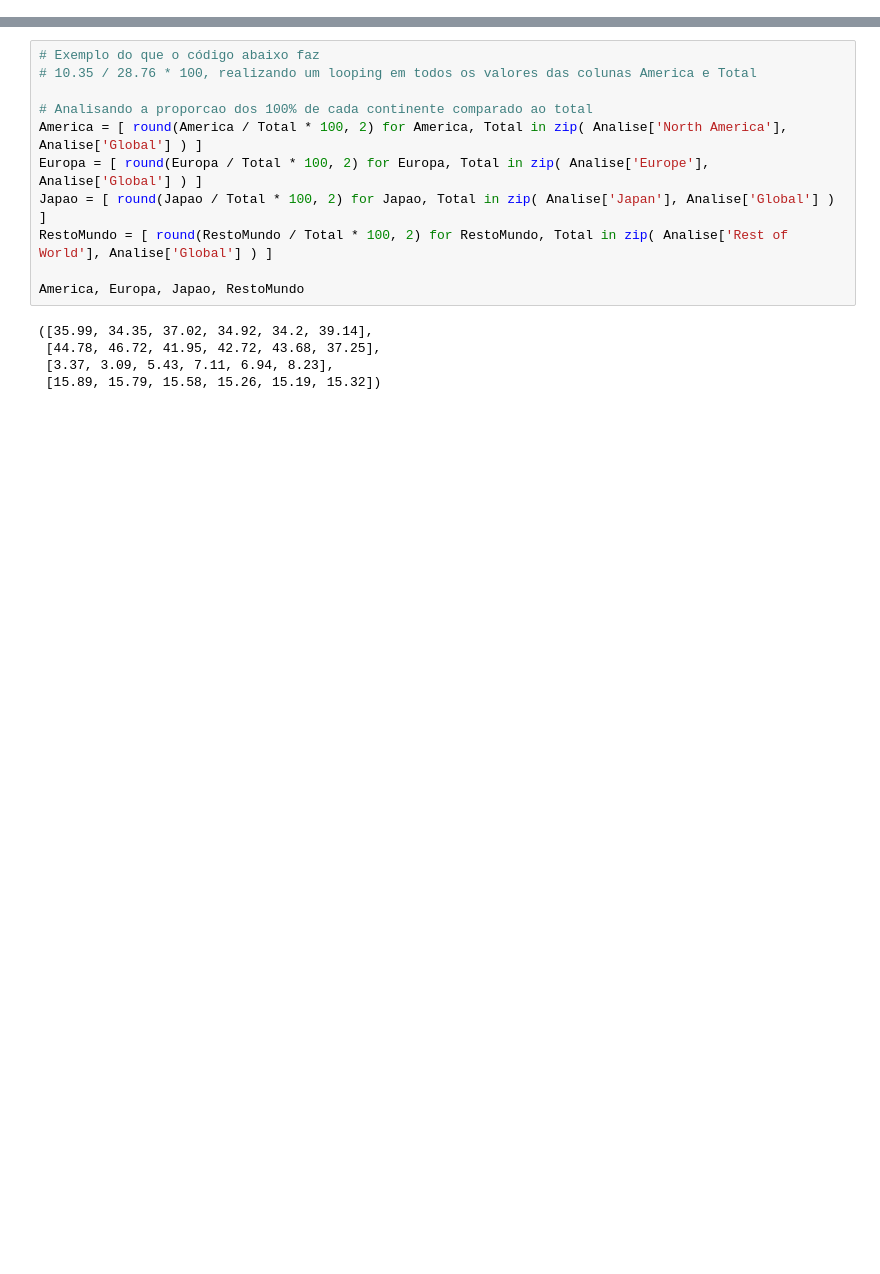
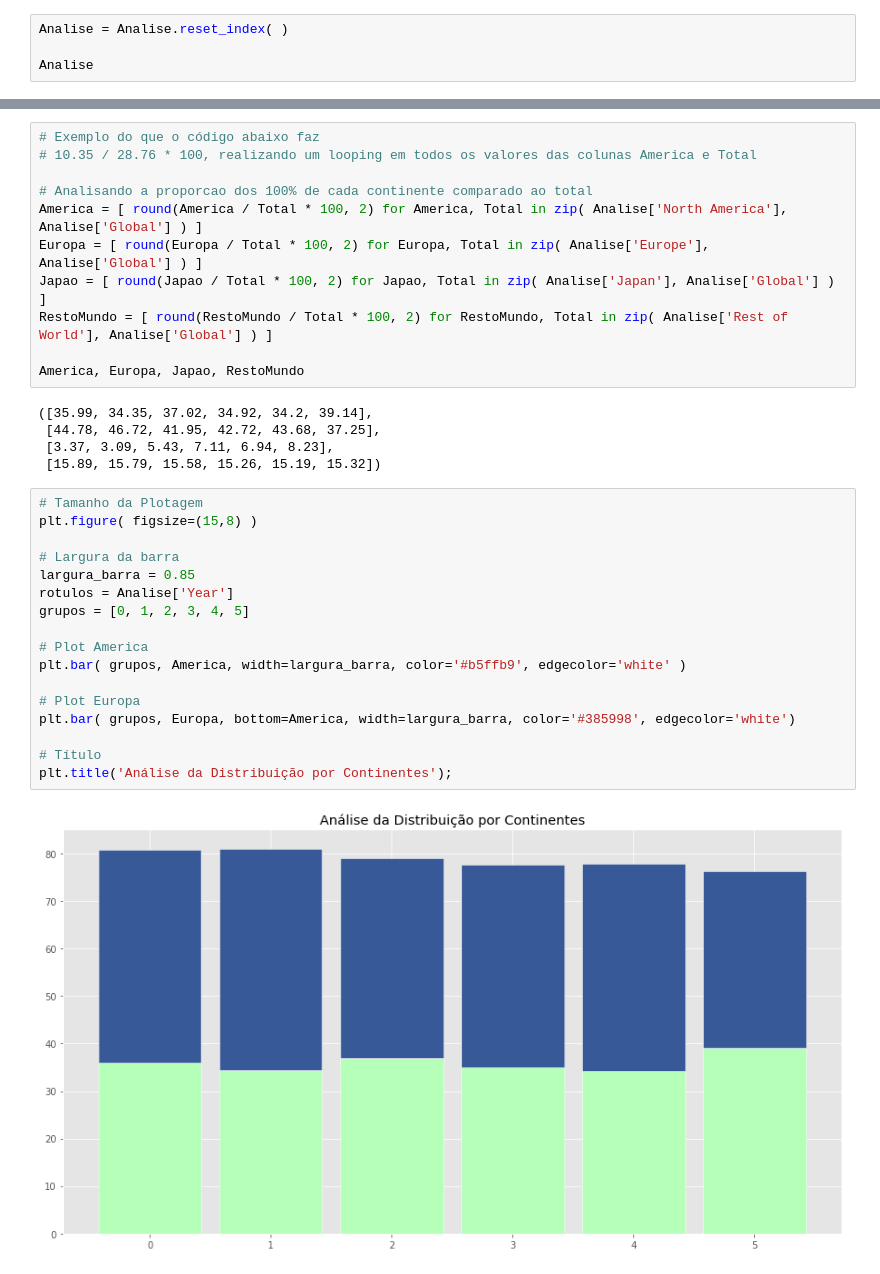
Before and after one commit to JardelSilva-86/Python-para-An-lise-de-Dados, a Jupyter notebook: Projeto_4_Mercado_de_Games.ipynb, the cells around one changed output, grey strips where cells are left out. Saved outputs shown, nothing was run; the diff lists cells and outputs as text; blank space fills up the shorter version.

```diff
--- a/Projeto_4_Mercado_de_Games.ipynb
+++ b/Projeto_4_Mercado_de_Games.ipynb
@@ -229,0 +231,4 @@ Analise
+# %%
+Analise = Analise.reset_index( )
+
+Analise
@@ -243,3 +256,22 @@ America, Europa, Japao, RestoMundo
  [44.78, 46.72, 41.95, 42.72, 43.68, 37.25],
  [3.37, 3.09, 5.43, 7.11, 6.94, 8.23],
  [15.89, 15.79, 15.58, 15.26, 15.19, 15.32])
+# %%
+# Tamanho da Plotagem
+plt.figure( figsize=(15,8) )
+
+# Largura da barra
+largura_barra = 0.85
+rotulos = Analise['Year']
+grupos = [0, 1, 2, 3, 4, 5]
+
+# Plot America
+plt.bar( grupos, America, width=largura_barra, color='#b5ffb9', edgecolor='white' )
+
+# Plot Europa
+plt.bar( grupos, Europa, bottom=America, width=largura_barra, color='#385998', edgecolor='white')
+
+# Título
+plt.title('Análise da Distribuição por Continentes');
+# %% [output]
+[figure, added]
```
Also changed, not shown: parts of 2 cells of this notebook.
